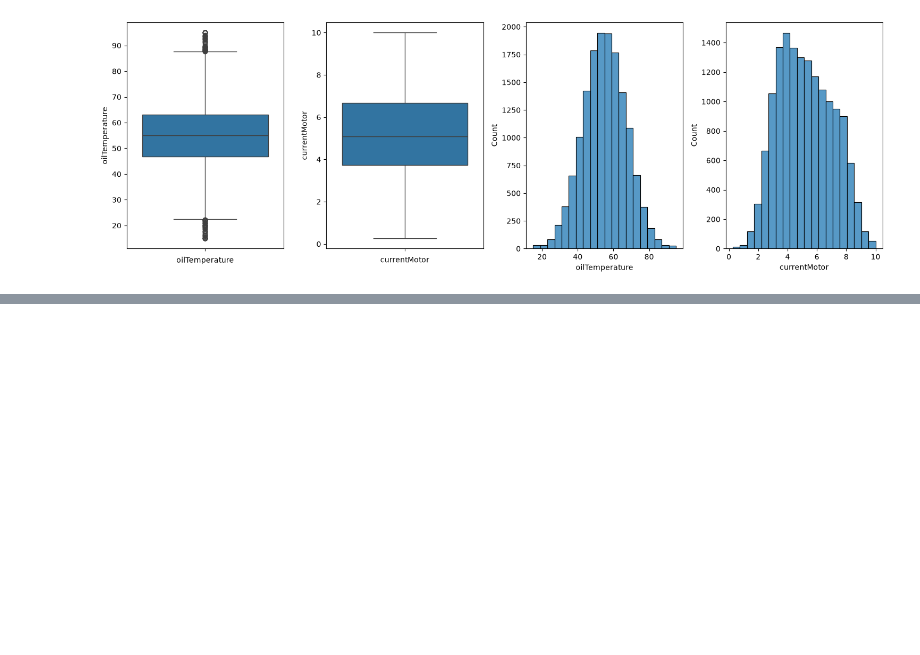
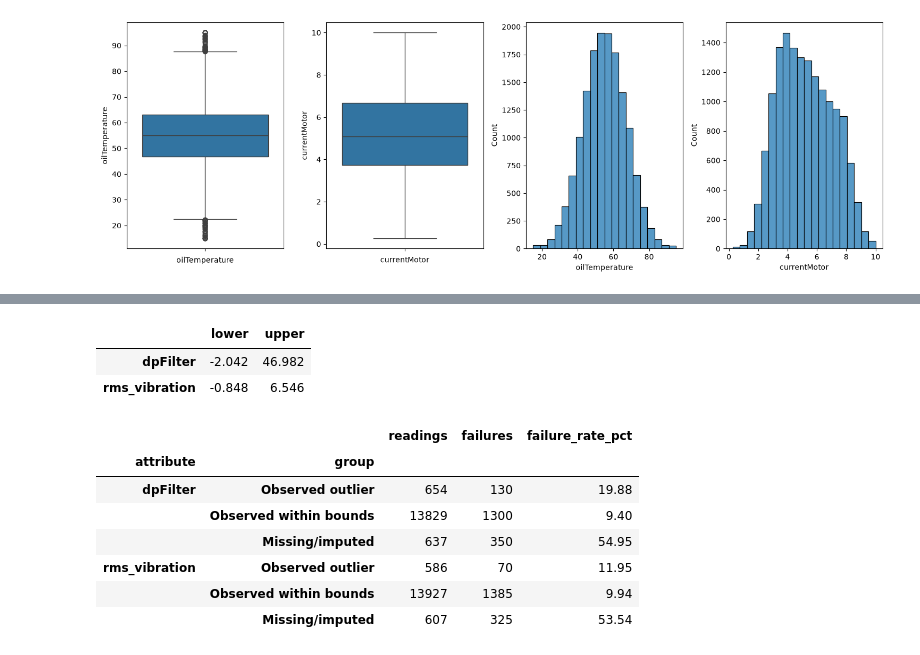
Before and after one commit to yegor-vin/Intelligent-data-analysis--project, a Jupyter notebook: phase-1-2.ipynb, the cells around one changed output, grey strips where cells are left out. Cells and saved outputs as stored; diff of their text form; code cells hidden in the pictures; blank space fills up the shorter version.

```diff
--- a/phase-1-2.ipynb
+++ b/phase-1-2.ipynb
@@ -657,0 +807,53 @@ Difference in length after filtering oilTemperature and currentMotor: 60
+# %%
+def iqr_bounds(series):
+    q1 = series.quantile(0.25)
+    q3 = series.quantile(0.75)
+    iqr = q3 - q1
+    return q1 - 1.5 * iqr, q3 + 1.5 * iqr
+
+sensor_columns = ["dpFilter", "rms_vibration"]
+bounds = {}
+outlier_flags = pd.DataFrame(index=integrated.index)
+
+for column in sensor_columns:
+    present = integrated[column + "_present"]
+    lower, upper = iqr_bounds(integrated.loc[present, column])
+    bounds[column] = {"lower": lower, "upper": upper}
+    outlier_flags[column] = present & ~integrated[column].between(lower, upper)
+
+bounds = pd.DataFrame(bounds).T
+display(bounds.round(3))
+# %% [output]
+|  | lower | upper |
+| dpFilter | -2.042 | 46.982 |
+| rms_vibration | -0.848 | 6.546 |
+# %%
+rows = []
+for column in sensor_columns:
+    present = integrated[column + "_present"]
+    groups = {
+        "Observed outlier": outlier_flags[column],
+        "Observed within bounds": present & ~outlier_flags[column],
+        "Missing/imputed": ~present,
+    }
+    for group, mask in groups.items():
+        failures = integrated.loc[mask, "Failure"]
+        rows.append({
+            "attribute": column,
+            "group": group,
+            "readings": len(failures),
+            "failures": failures.sum(),
+            "failure_rate_pct": failures.mean() * 100,
+        })
+
+failure_comparison = pd.DataFrame(rows).set_index(["attribute", "group"])
+display(failure_comparison.round(2))
+# %% [output]
+|  |  | readings | failures | failure_rate_pct |
+| attribute | group |  |  |  |
+| dpFilter | Observed outlier | 654 | 130 | 19.88 |
+|  | Observed within bounds | 13829 | 1300 | 9.40 |
+|  | Missing/imputed | 637 | 350 | 54.95 |
+| rms_vibration | Observed outlier | 586 | 70 | 11.95 |
+|  | Observed within bounds | 13927 | 1385 | 9.94 |
+|  | Missing/imputed | 607 | 325 | 53.54 |
```
Also changed, not shown: parts of 43 cells of this notebook.
